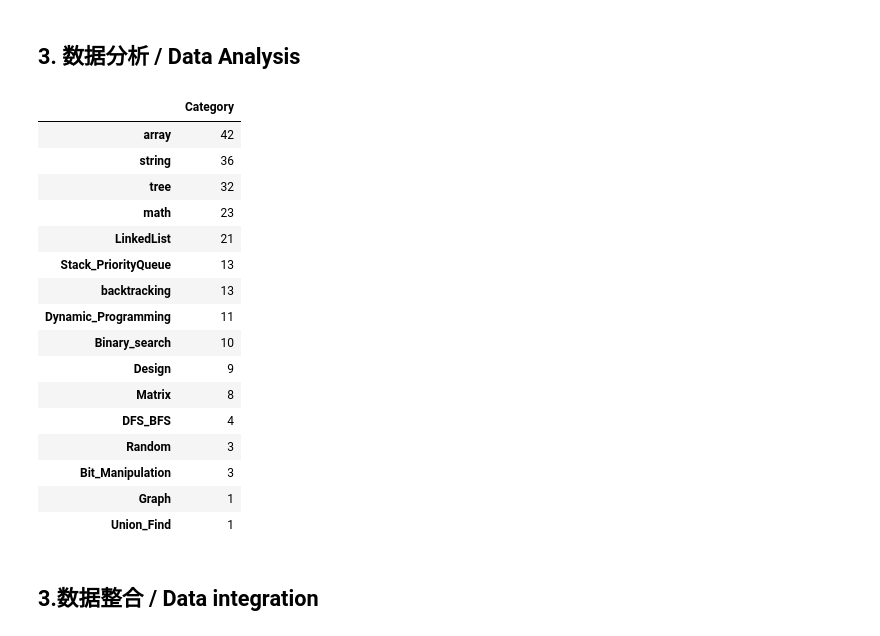
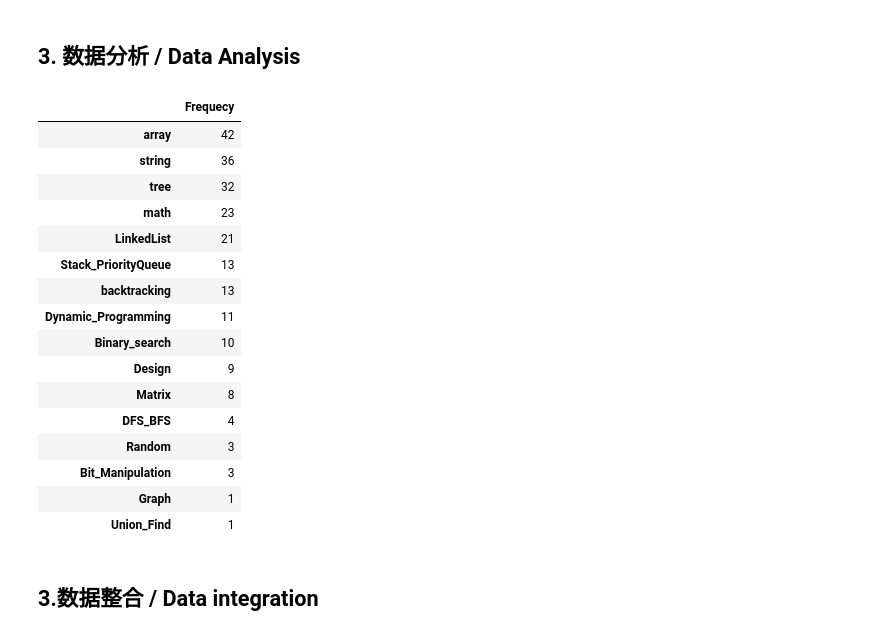
Before and after one commit to shanjiang1994/LeetCode_for_DataScience, a Jupyter notebook: LeetCode_for_Data_Science.ipynb, the cells around one changed output. Saved outputs shown, nothing was run; the diff lists cells and outputs as text; code cells hidden in the pictures.

Commit message:
update frequency count

```diff
--- a/LeetCode_for_Data_Science.ipynb
+++ b/LeetCode_for_Data_Science.ipynb
@@ -230,10 +230,10 @@ leetcode_for_DS.head(10)
 ## 3. 数据分析 / Data Analysis
 # %%
 cate_count = DataFrame(leetcode_for_DS['Category'].value_counts())
-cate_count.rename(columns = {'Category':'Frequecy'})
+cate_count.rename(columns = {'Category':'Frequecy'},inplace = True)
 cate_count
 # %% [output]
-|  | Category |
+|  | Frequecy |
 | array | 42 |
 | string | 36 |
 | tree | 32 |
```
